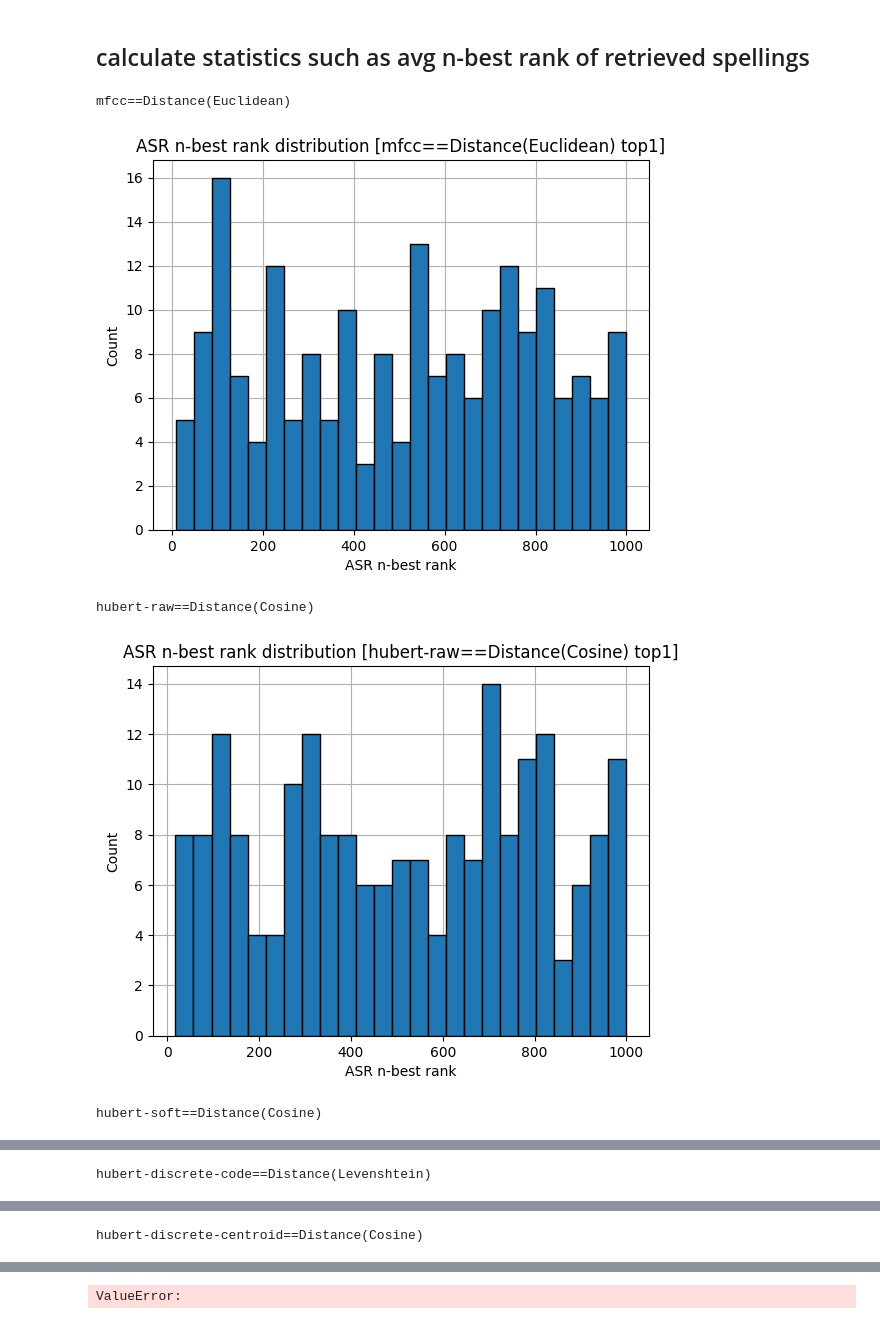
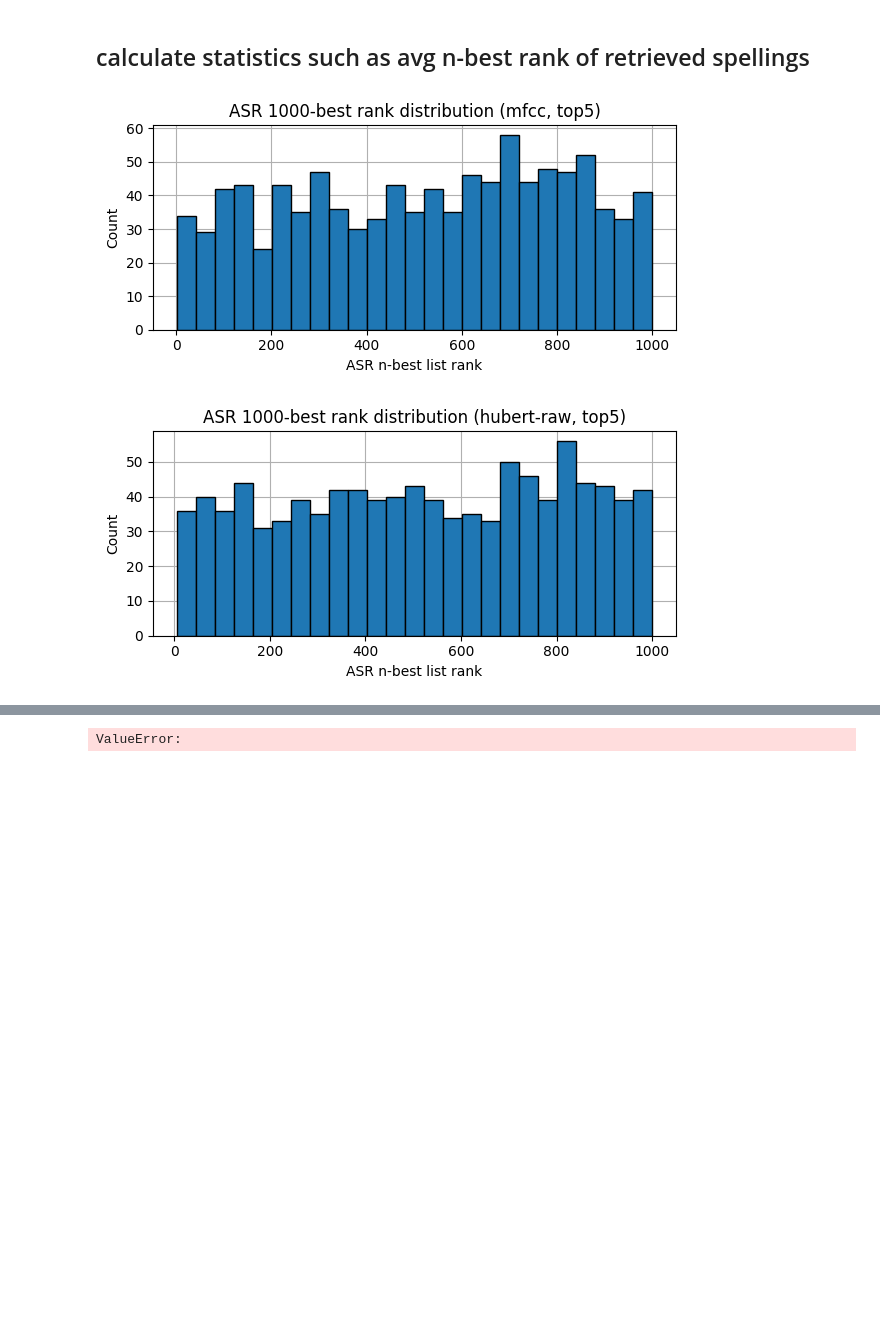
Before and after one commit to jonojace/rlspeller, a Jupyter notebook: analyse_and_display_distances_df.ipynb, the cells around one changed output, grey strips where cells are left out. Saved outputs shown, nothing was run; the diff lists cells and outputs as text; code cells hidden in the pictures; blank space fills up the shorter version.

Commit message:
added analysis of nbest rank distribution and acoustic rank distribution

```diff
--- a/analyse_and_display_distances_df.ipynb
+++ b/analyse_and_display_distances_df.ipynb
@@ -380,29 +398,34 @@ assert len(test_set_wordtypes) == test_n, f"{len(test_set_wordtypes)} != {test_n
 # %%
 # N_SPELLINGS_PER_TOKEN_ID = 1 # acousticrank1
 N_SPELLINGS_PER_TOKEN_ID = 5 # acousticrank5 (human in the loop)
 NUM_BINS = 25
+FIGSIZE = (6, 3)
 
 for distance_metric_col_name in [
     'mfcc==Distance(Euclidean)',
     'hubert-raw==Distance(Cosine)',
     'hubert-soft==Distance(Cosine)',
     'hubert-discrete-code==Distance(Levenshtein)',
     'hubert-discrete-centroid==Distance(Cosine)',
 ]:
-    print(distance_metric_col_name)
+
     only_dev_test_df = df[df['wordtype'].isin(dev_set_wordtypes | test_set_wordtypes)]
     n_best_df, _ = get_n_best_df(only_dev_test_df, distance_metric_col_name, n_spellings_per_token_id=N_SPELLINGS_PER_TOKEN_ID)
 
     # plot histogram of asr_nbest_rank
+    plt.figure(figsize=FIGSIZE)
     n_best_df['asr_nbest_rank'].hist(edgecolor='black', bins=NUM_BINS)
-    plt.xlabel('ASR n-best rank')
+    plt.xlabel('ASR n-best list rank')
     plt.ylabel('Count')
-    plt.title(f'ASR n-best rank distribution [{distance_metric_col_name} top{N_SPELLINGS_PER_TOKEN_ID}]')
+    plt.title(f'ASR 1000-best rank distribution ({rename_condition(distance_metric_col_name)}, top{N_SPELLINGS_PER_TOKEN_ID})')
     plt.gca().set_axisbelow(True)
+    # add minor ticks for y axis
+    plt.tight_layout()
+
+    plt.savefig(f"plots/asr_1000best_rank_distribution_{rename_condition(distance_metric_col_name)}_top{N_SPELLINGS_PER_TOKEN_ID}.pdf",
+                bbox_inches='tight', pad_inches=0.00)
+
     plt.show()
 # %% [output]
-mfcc==Distance(Euclidean)
-[figure, old version]
+[figure, new version]
-hubert-raw==Distance(Cosine)
-[figure, old version]
+[figure, new version]
-hubert-soft==Distance(Cosine)
@@ -410 +432,0 @@ hubert-soft==Distance(Cosine)
-hubert-discrete-code==Distance(Levenshtein)
@@ -412 +433,0 @@ hubert-discrete-code==Distance(Levenshtein)
-hubert-discrete-centroid==Distance(Cosine)
```
Also changed, not shown: parts of 17 cells of this notebook, 7 other files.
